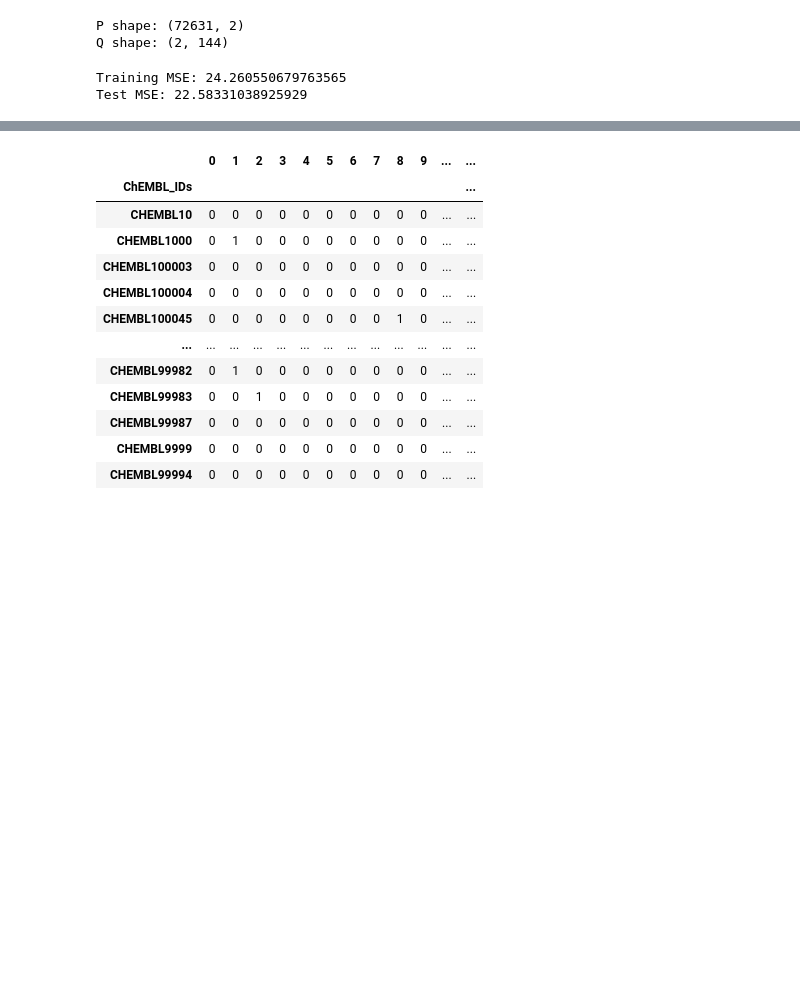
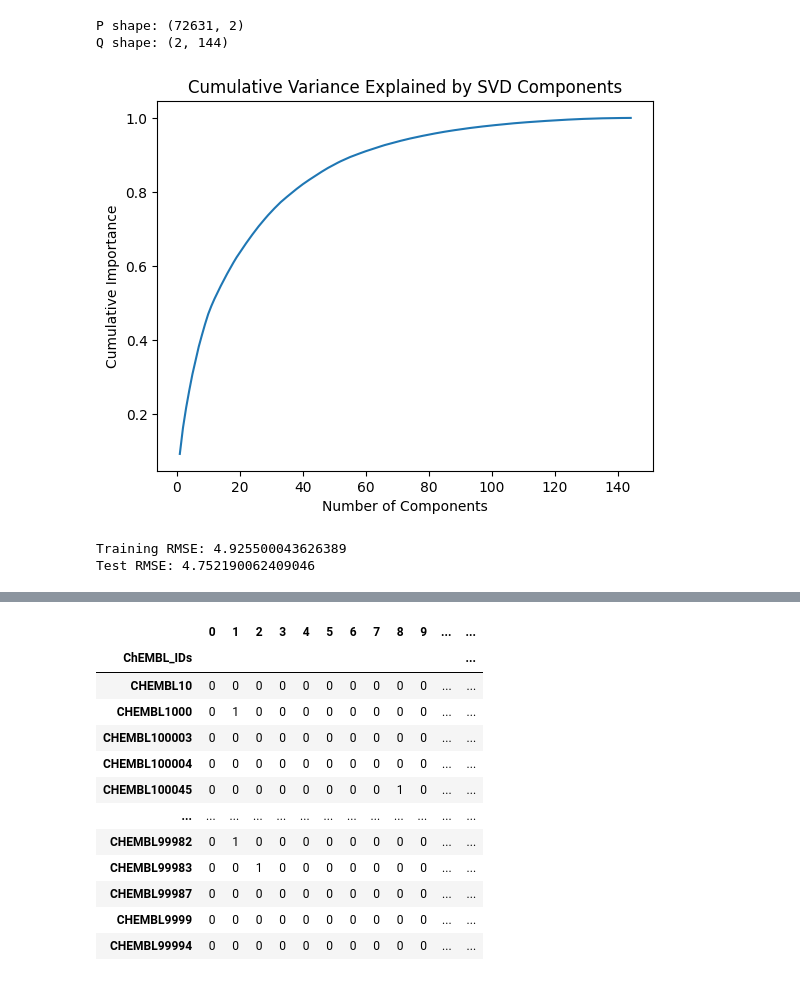
Before and after one commit to tildtr/data-mining-assignments, a Jupyter notebook: Project/DM_Project_Til.ipynb, the cells around one changed output, grey strips where cells are left out. Drawn from its saved outputs; the diff is of its cells as text; code cells hidden in the pictures; blank space fills up the shorter version.

```diff
--- a/Project/DM_Project_Til.ipynb
+++ b/Project/DM_Project_Til.ipynb
@@ -285,15 +275,38 @@ print(f"Q shape: {Q.shape}")
 # %% [output]
 P shape: (72631, 2)
 Q shape: (2, 144)
+# %%
+# Calculate cumulative variance explained from sigma for each k
+
+variance_explained = sigma**2
+total_variance = np.sum(variance_explained)
+
+# Calculate cumulative importance
+cumulative_importance = np.cumsum(variance_explained) / total_variance
+
+# Create a DataFrame to display the results
+df = pd.DataFrame({
+    'k': np.arange(1, len(cumulative_importance) + 1),
+    'Cumulative Importance': cumulative_importance
+})
+
+# plot the cumulative importance
+plt.plot(df['k'], df['Cumulative Importance'])
+plt.xlabel('Number of Components')
+plt.ylabel('Cumulative Importance')
+plt.title('Cumulative Variance Explained by SVD Components')
+plt.show()
+# %% [output]
+[figure, added]
 # %%
 # Function to create a mask for the observed ratings
 def create_mask(matrix):
     return 1 * (matrix > 0)
 
 # Function to calculate error using the precomputed mask and its sum
-def calc_error(R, P, Q, mask, mask_sum):
+def calc_rmse(R, P, Q, mask, mask_sum):
     error = (R - np.dot(P, Q)) * mask
-    return np.sum(error**2) / mask_sum
+    return np.sqrt(np.sum(error**2) / mask_sum)
 
 # Example usage with train and test matrices
 train_mask = create_mask(train_matrix)
@@ -303,15 +316,15 @@ train_mask_sum = np.sum(train_mask)
 test_mask_sum = np.sum(test_mask)
 
 # Calculate training error
-train_error = calc_error(train_matrix, P, Q, train_mask, train_mask_sum)
-print(f"Training MSE: {train_error}")
+train_error = calc_rmse(train_matrix, P, Q, train_mask, train_mask_sum)
+print(f"Training RMSE: {train_error}")
 
 # Calculate test error
-test_error = calc_error(test_matrix, P, Q, test_mask, test_mask_sum)
-print(f"Test MSE: {test_error}")
+test_error = calc_rmse(test_matrix, P, Q, test_mask, test_mask_sum)
+print(f"Test RMSE: {test_error}")
 # %% [output]
-Training MSE: 24.260550679763565
-Test MSE: 22.58331038925929
+Training RMSE: 4.925500043626389
+Test RMSE: 4.752190062409046
 # %%
 # Regularized stochastic gradient descent
 def run_epoch_reg(elems, R, P, Q, LR, Lp=1, Lq=1):
```
Also changed, not shown: parts of 7 cells of this notebook.
